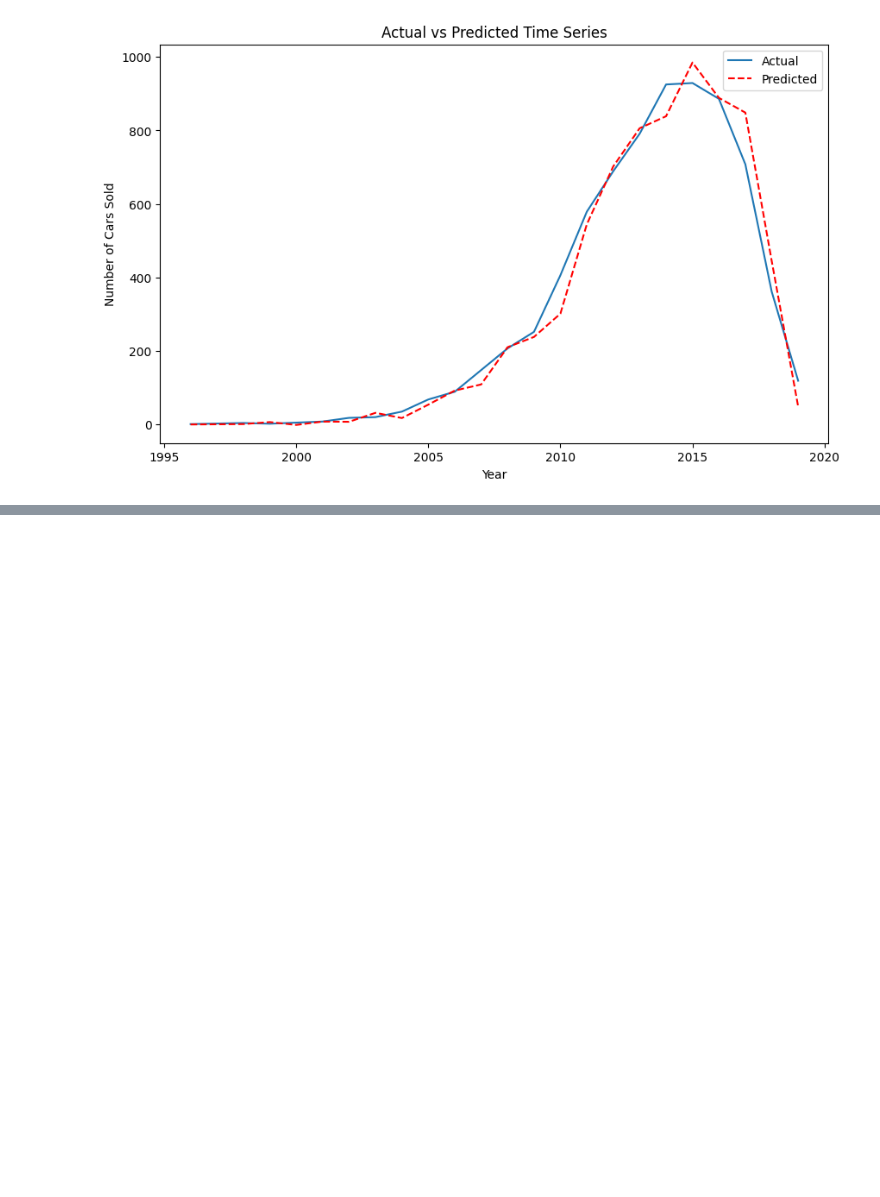
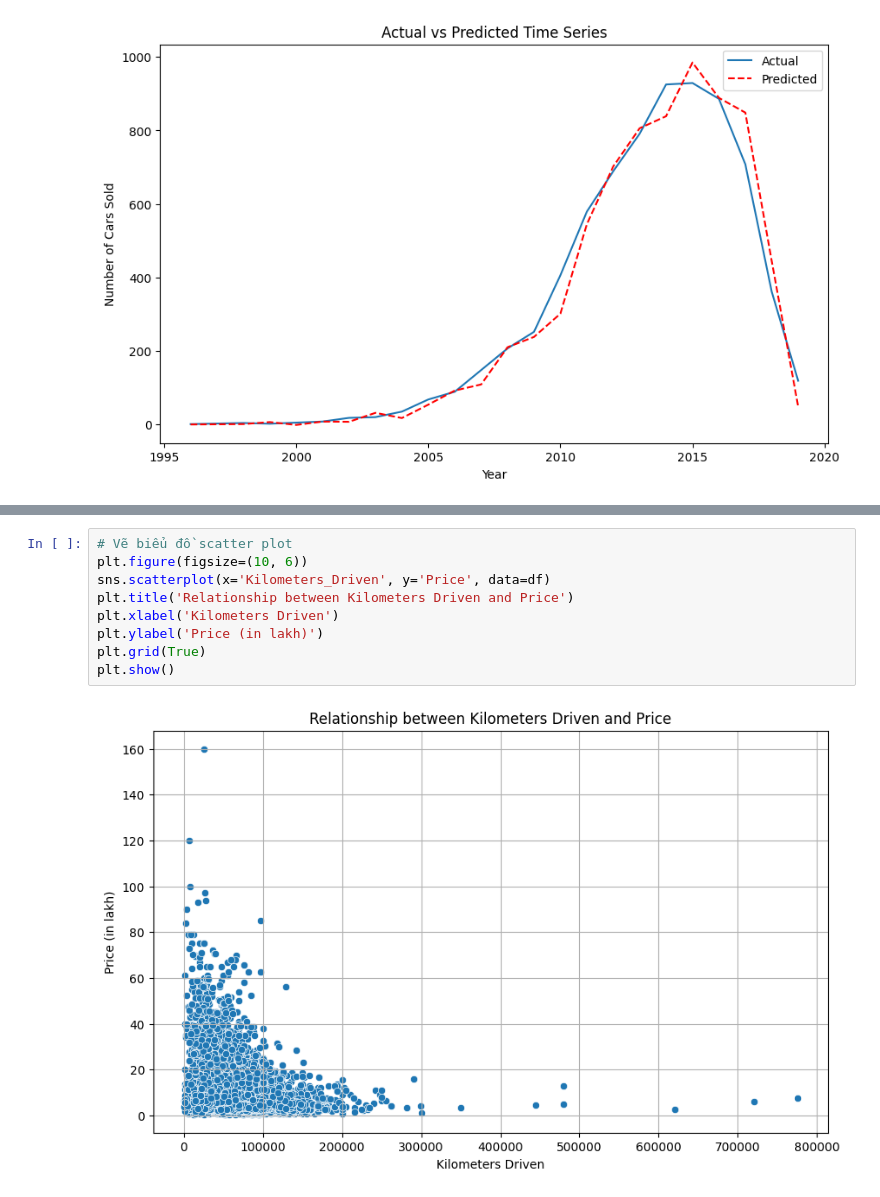
Before and after one commit to Hoangnhan1708/visualize-cars-analysis-project, a Jupyter notebook: notebooks/visualization.ipynb, the cells around one changed output, grey strips where cells are left out. Cells and saved outputs as stored; diff of their text form; blank space fills up the shorter version.

Commit message:
Added 1 chart and some minor change

```diff
--- a/notebooks/visualization.ipynb
+++ b/notebooks/visualization.ipynb
@@ -253,0 +260,11 @@ plt.show()
+# %%
+# Vẽ biểu đồ scatter plot
+plt.figure(figsize=(10, 6))
+sns.scatterplot(x='Kilometers_Driven', y='Price', data=df)
+plt.title('Relationship between Kilometers Driven and Price')
+plt.xlabel('Kilometers Driven')
+plt.ylabel('Price (in lakh)')
+plt.grid(True)
+plt.show()
+# %% [output]
+[figure, added]
```
Also changed, not shown: parts of 2 cells of this notebook.
